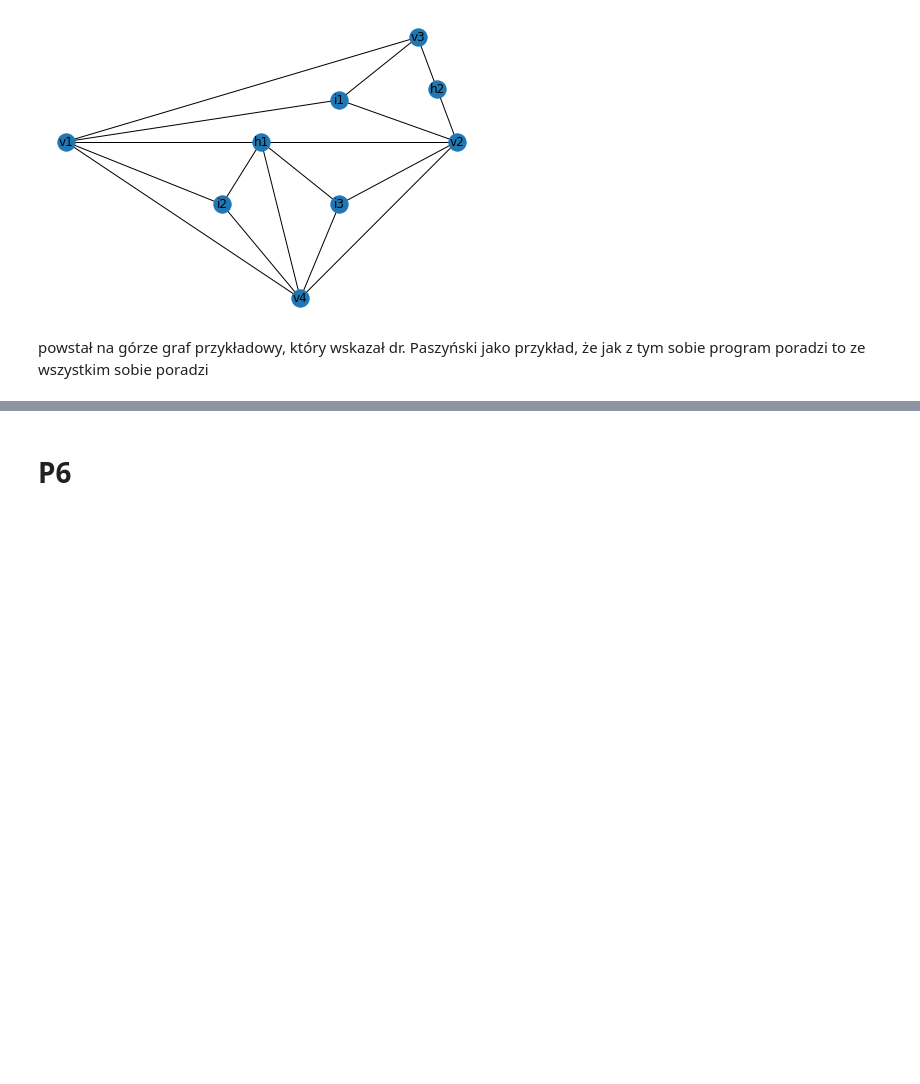
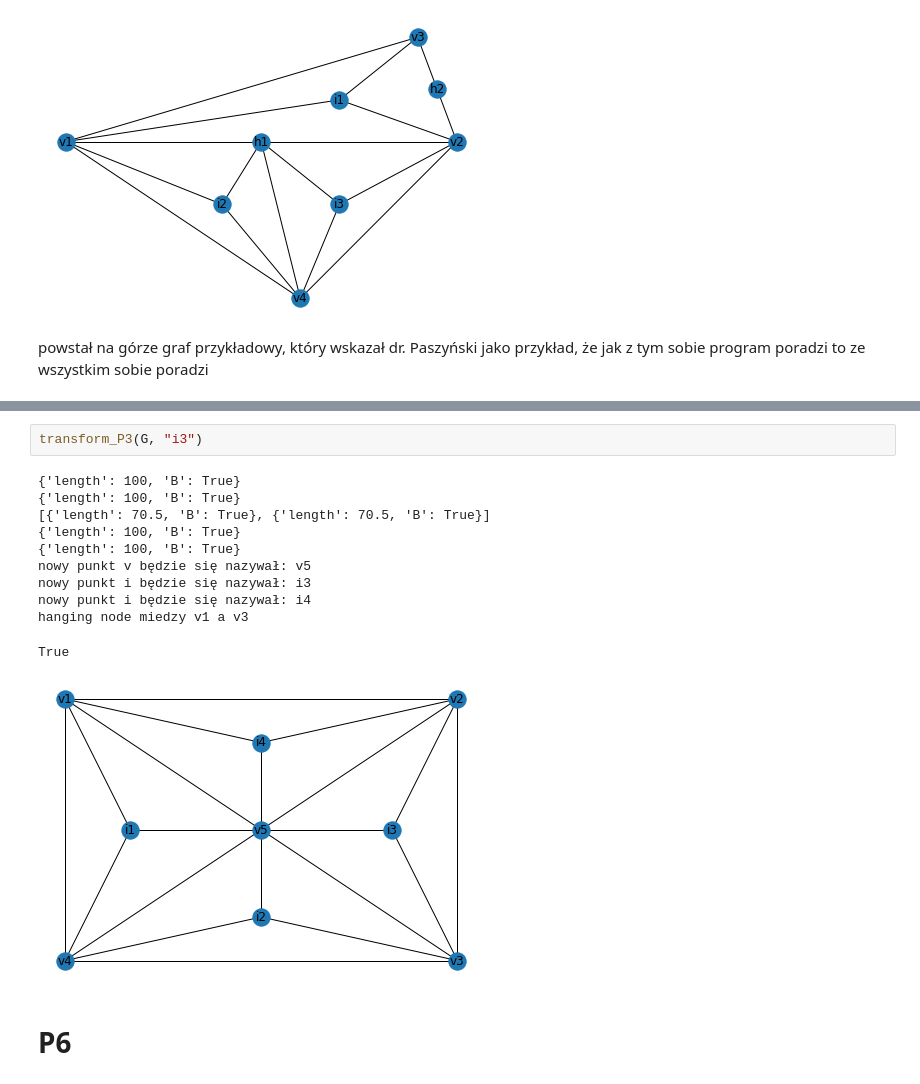
Before and after one commit to jakubxy666/Terrain, a Jupyter notebook: CADY-ULTIMATE2.ipynb, the cells around one changed output, grey strips where cells are left out. Drawn from its saved outputs; the diff is of its cells as text; blank space fills up the shorter version.

Commit message:
P5_transform

```diff
--- a/CADY-ULTIMATE2.ipynb
+++ b/CADY-ULTIMATE2.ipynb
@@ -357,3 +520,17 @@ def find_graph_P5(G, i):
+# %%
+transform_P3(G, "i3")
+# %% [output]
+{'length': 100, 'B': True}
+{'length': 100, 'B': True}
+[{'length': 70.5, 'B': True}, {'length': 70.5, 'B': True}]
+{'length': 100, 'B': True}
+{'length': 100, 'B': True}
+nowy punkt v będzie się nazywał: v5
+nowy punkt i będzie się nazywał: i3
+nowy punkt i będzie się nazywał: i4
+hanging node miedzy v1 a v3
+True
+[figure, added]
 # %% [markdown]
 # P6
 # %%
```
Also changed, not shown: parts of 21 cells of this notebook.
